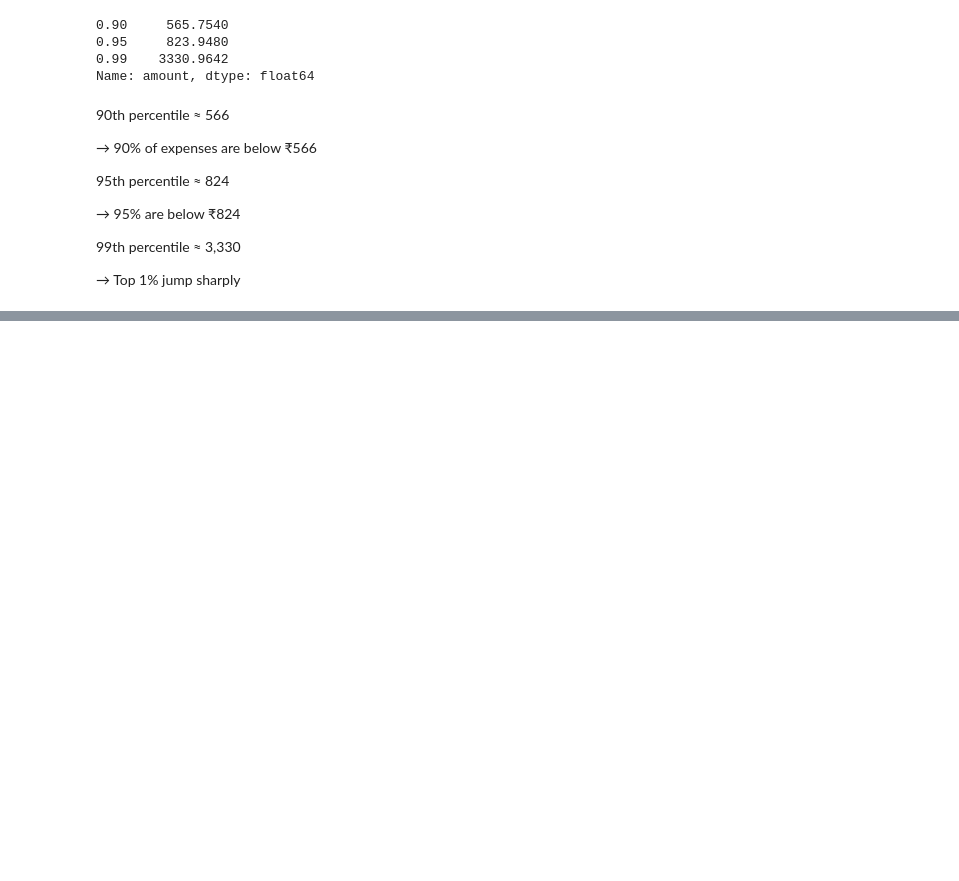
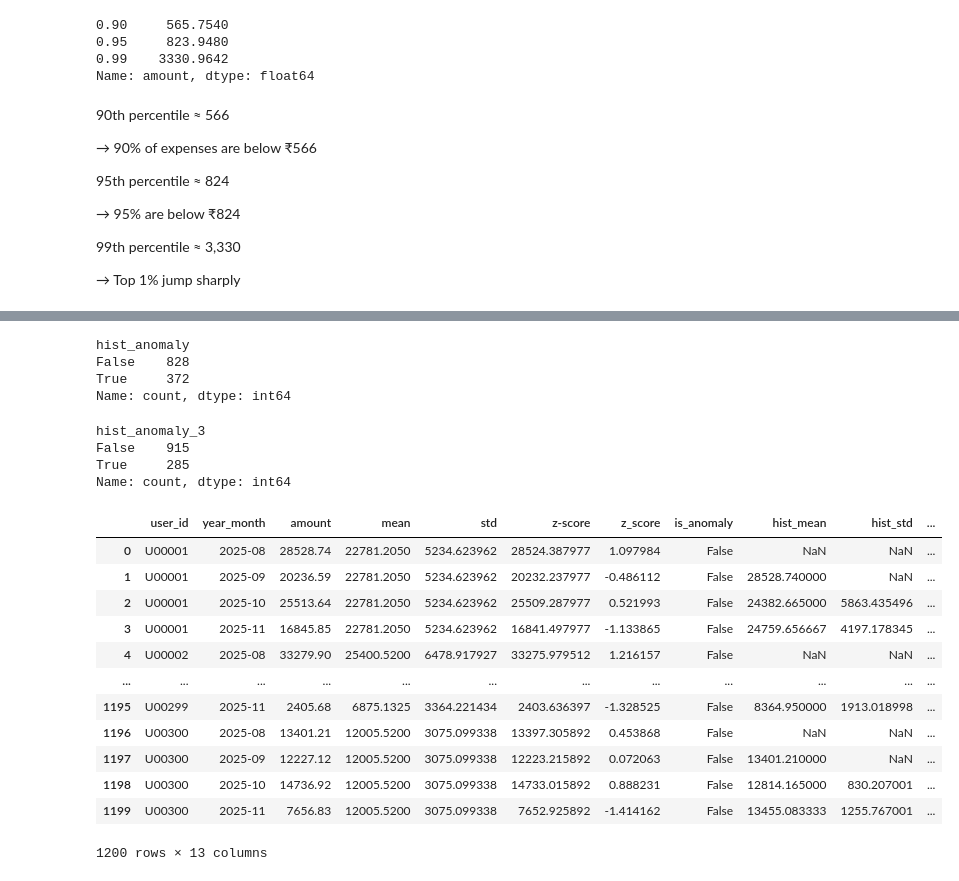
Before and after one commit to Vivek-afk81/Student_spending_analyzer, a Jupyter notebook: notebooks/EDA.ipynb, the cells around one changed output, grey strips where cells are left out. Cells and saved outputs as stored; diff of their text form; code cells hidden in the pictures; blank space fills up the shorter version.

```diff
--- a/notebooks/EDA.ipynb
+++ b/notebooks/EDA.ipynb
@@ -297,0 +625,11 @@ Name: amount, dtype: float64
+# %%
+#Computing Rolling historical standard deviation
+
+monthly_with_stats["hist_std"] = (
+    monthly_with_stats
+    .groupby("user_id")["amount"]
+    .apply(lambda x: x.expanding().std().shift(1))
+    .reset_index(level=0, drop=True)
+)
+
+monthly_with_stats[["user_id", "year_month", "amount", "hist_mean", "hist_std"]].head(8)
@@ -297,0 +646,7 @@ Name: amount, dtype: float64
+# %%
+monthly_with_stats["hist_z"] = (
+    (monthly_with_stats["amount"] - monthly_with_stats["hist_mean"])
+    / monthly_with_stats["hist_std"]
+)
+monthly_with_stats[
+    ["user_id", "year_month", "amount", "hist_mean", "hist_std", "hist_z"]].head(8)
@@ -297,0 +663,35 @@ Name: amount, dtype: float64
+# %%
+#testing anomaly threshold again.lets see how many anomalies will we catch
+
+monthly_with_stats["hist_anomaly"] =monthly_with_stats["hist_z"].abs()>2
+monthly_with_stats["hist_anomaly"].value_counts()
+# %% [output]
+hist_anomaly
+False    828
+True     372
+Name: count, dtype: int64
+# %%
+#Threshold = 3
+monthly_with_stats["hist_anomaly_3"] =monthly_with_stats["hist_z"].abs()>3
+monthly_with_stats["hist_anomaly_3"].value_counts()
+# %% [output]
+hist_anomaly_3
+False    915
+True     285
+Name: count, dtype: int64
+# %%
+monthly_with_stats
+# %% [output]
+|  | user_id | year_month | amount | mean | std | z-score | z_score | is_anomaly | hist_mean | hist_std | ... |
+| 0 | U00001 | 2025-08 | 28528.74 | 22781.2050 | 5234.623962 | 28524.387977 | 1.097984 | False | NaN | NaN | ... |
+| 1 | U00001 | 2025-09 | 20236.59 | 22781.2050 | 5234.623962 | 20232.237977 | -0.486112 | False | 28528.740000 | NaN | ... |
+| 2 | U00001 | 2025-10 | 25513.64 | 22781.2050 | 5234.623962 | 25509.287977 | 0.521993 | False | 24382.665000 | 5863.435496 | ... |
+| 3 | U00001 | 2025-11 | 16845.85 | 22781.2050 | 5234.623962 | 16841.497977 | -1.133865 | False | 24759.656667 | 4197.178345 | ... |
+| 4 | U00002 | 2025-08 | 33279.90 | 25400.5200 | 6478.917927 | 33275.979512 | 1.216157 | False | NaN | NaN | ... |
+| ... | ... | ... | ... | ... | ... | ... | ... | ... | ... | ... | ... |
+| 1195 | U00299 | 2025-11 | 2405.68 | 6875.1325 | 3364.221434 | 2403.636397 | -1.328525 | False | 8364.950000 | 1913.018998 | ... |
+| 1196 | U00300 | 2025-08 | 13401.21 | 12005.5200 | 3075.099338 | 13397.305892 | 0.453868 | False | NaN | NaN | ... |
+| 1197 | U00300 | 2025-09 | 12227.12 | 12005.5200 | 3075.099338 | 12223.215892 | 0.072063 | False | 13401.210000 | NaN | ... |
+| 1198 | U00300 | 2025-10 | 14736.92 | 12005.5200 | 3075.099338 | 14733.015892 | 0.888231 | False | 12814.165000 | 830.207001 | ... |
+| 1199 | U00300 | 2025-11 | 7656.83 | 12005.5200 | 3075.099338 | 7652.925892 | -1.414162 | False | 13455.083333 | 1255.767001 | ... |
+1200 rows × 13 columns
```
Also changed, not shown: parts of 33 cells of this notebook.
